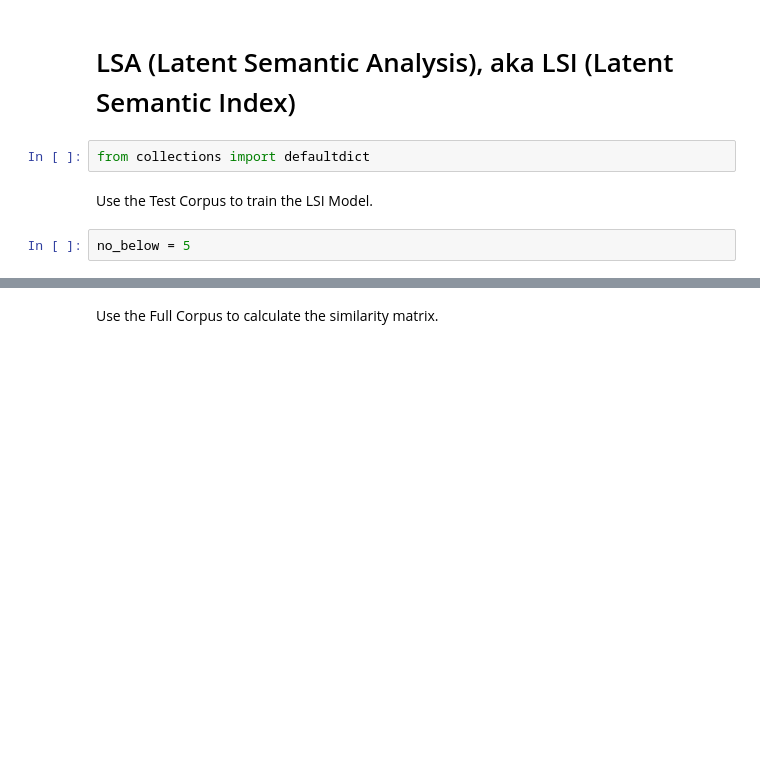
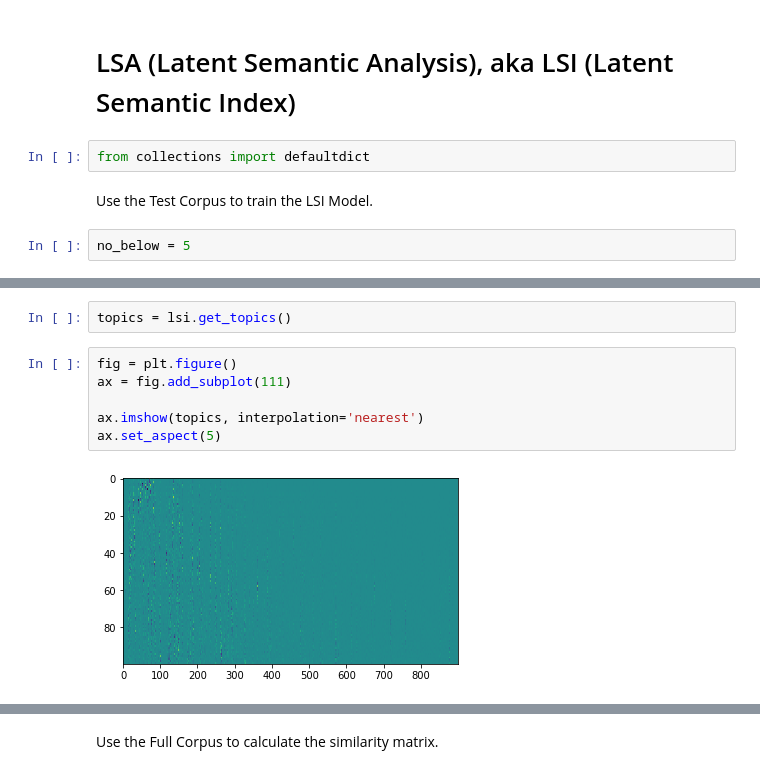
Before and after one commit to 11doris/jazz-tunes-similarity, a Jupyter notebook: model_01_lsi_sections.ipynb, the cells around one changed output, grey strips where cells are left out. Cells and saved outputs as stored; diff of their text form; blank space fills up the shorter version.

```diff
--- a/model_01_lsi_sections.ipynb
+++ b/model_01_lsi_sections.ipynb
@@ -784,0 +823,10 @@ lsi = LsiModel(test_bow_corpus,
+# %%
+topics = lsi.get_topics()
+# %%
+fig = plt.figure()
+ax = fig.add_subplot(111)
+
+ax.imshow(topics, interpolation='nearest')
+ax.set_aspect(5)
+# %% [output]
+[figure, added]
```
Also changed, not shown: parts of 43 cells of this notebook.
